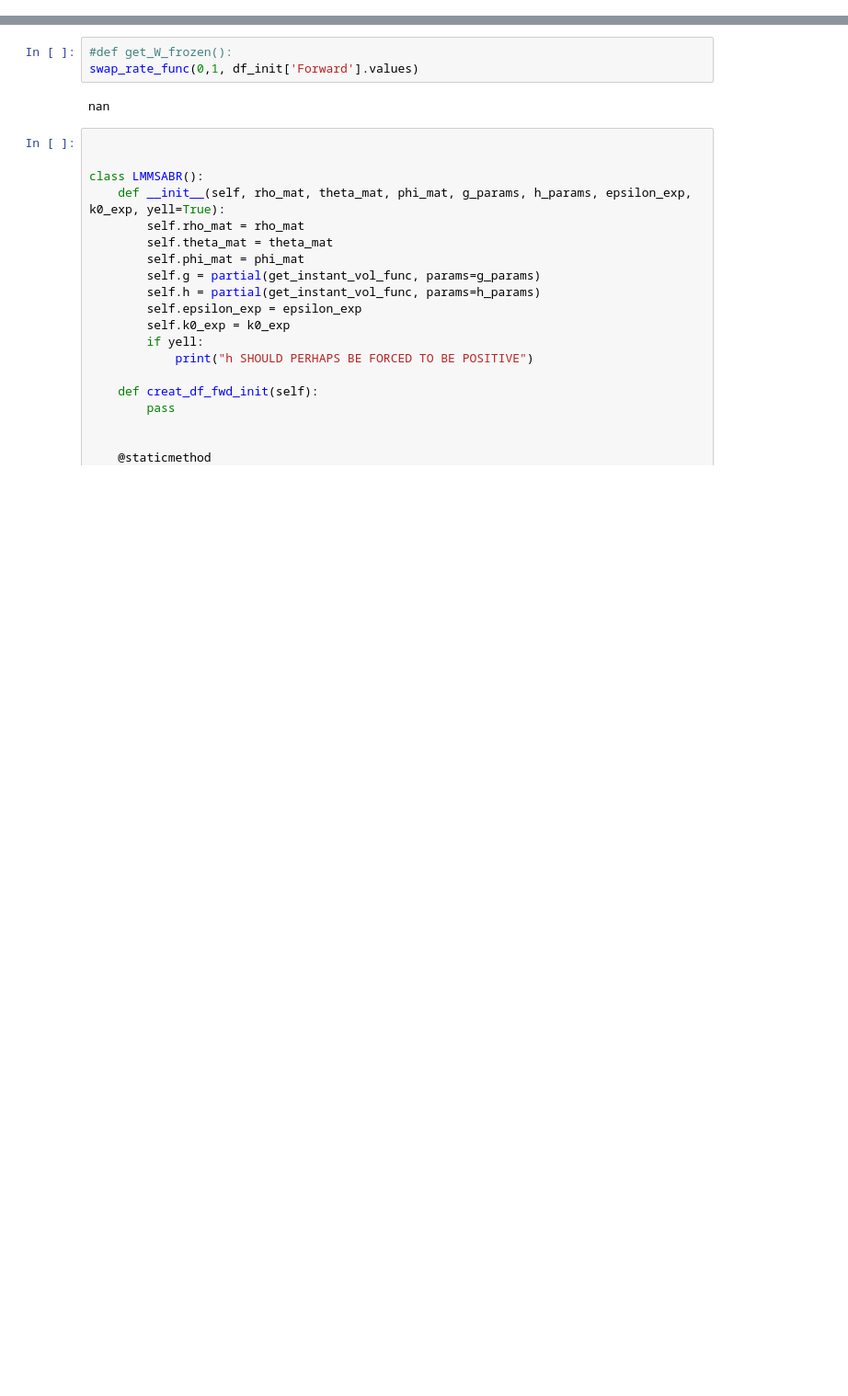
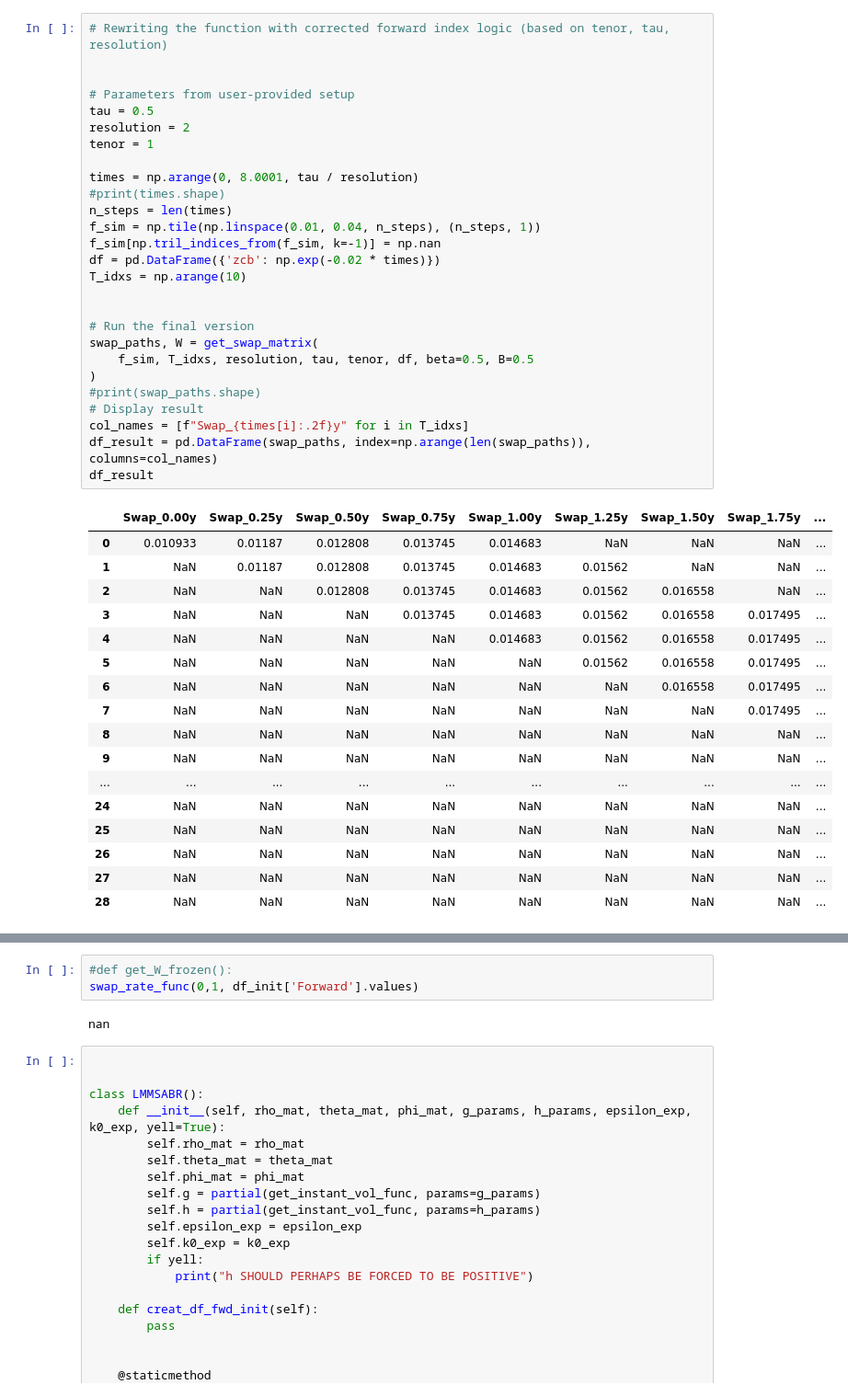
Before and after one commit to Dunkalot/gamma-vega-rl-hedging, a Jupyter notebook: test.ipynb, the cells around one changed output, grey strips where cells are left out. Shown at 92% size. Drawn from its saved outputs; the diff is of its cells as text; blank space fills up the shorter version.

```diff
--- a/test.ipynb
+++ b/test.ipynb
@@ -713,3 +434,48 @@ df_result
+# %%
+# Rewriting the function with corrected forward index logic (based on tenor, tau, resolution)
+
+
+# Parameters from user-provided setup
+tau = 0.5
+resolution = 2
+tenor = 1
+
+times = np.arange(0, 8.0001, tau / resolution)
+#print(times.shape)
+n_steps = len(times)
+f_sim = np.tile(np.linspace(0.01, 0.04, n_steps), (n_steps, 1))
+f_sim[np.tril_indices_from(f_sim, k=-1)] = np.nan
+df = pd.DataFrame({'zcb': np.exp(-0.02 * times)})
+T_idxs = np.arange(10)
+
+
+# Run the final version
+swap_paths, W = get_swap_matrix(
+    f_sim, T_idxs, resolution, tau, tenor, df, beta=0.5, B=0.5
+)
+#print(swap_paths.shape)
+# Display result
+col_names = [f"Swap_{times[i]:.2f}y" for i in T_idxs]
+df_result = pd.DataFrame(swap_paths, index=np.arange(len(swap_paths)), columns=col_names)
+df_result
+# %% [output]
+|  | Swap_0.00y | Swap_0.25y | Swap_0.50y | Swap_0.75y | Swap_1.00y | Swap_1.25y | Swap_1.50y | Swap_1.75y | ... |
+| 0 | 0.010933 | 0.01187 | 0.012808 | 0.013745 | 0.014683 | NaN | NaN | NaN | ... |
+| 1 | NaN | 0.01187 | 0.012808 | 0.013745 | 0.014683 | 0.01562 | NaN | NaN | ... |
+| 2 | NaN | NaN | 0.012808 | 0.013745 | 0.014683 | 0.01562 | 0.016558 | NaN | ... |
+| 3 | NaN | NaN | NaN | 0.013745 | 0.014683 | 0.01562 | 0.016558 | 0.017495 | ... |
+| 4 | NaN | NaN | NaN | NaN | 0.014683 | 0.01562 | 0.016558 | 0.017495 | ... |
+| 5 | NaN | NaN | NaN | NaN | NaN | 0.01562 | 0.016558 | 0.017495 | ... |
+| 6 | NaN | NaN | NaN | NaN | NaN | NaN | 0.016558 | 0.017495 | ... |
+| 7 | NaN | NaN | NaN | NaN | NaN | NaN | NaN | 0.017495 | ... |
+| 8 | NaN | NaN | NaN | NaN | NaN | NaN | NaN | NaN | ... |
+| 9 | NaN | NaN | NaN | NaN | NaN | NaN | NaN | NaN | ... |
+| ... | ... | ... | ... | ... | ... | ... | ... | ... | ... |
+| 24 | NaN | NaN | NaN | NaN | NaN | NaN | NaN | NaN | ... |
+| 25 | NaN | NaN | NaN | NaN | NaN | NaN | NaN | NaN | ... |
+| 26 | NaN | NaN | NaN | NaN | NaN | NaN | NaN | NaN | ... |
+| 27 | NaN | NaN | NaN | NaN | NaN | NaN | NaN | NaN | ... |
+| 28 | NaN | NaN | NaN | NaN | NaN | NaN | NaN | NaN | ... |
 # %%
 def get_W_frozen(resolution, tau, df, tenor=1,beta=0.5, B=0.5):
     zcbs =df['zcb'].values # returns 2y swap rate
```
Also changed, not shown: parts of 32 cells of this notebook.
